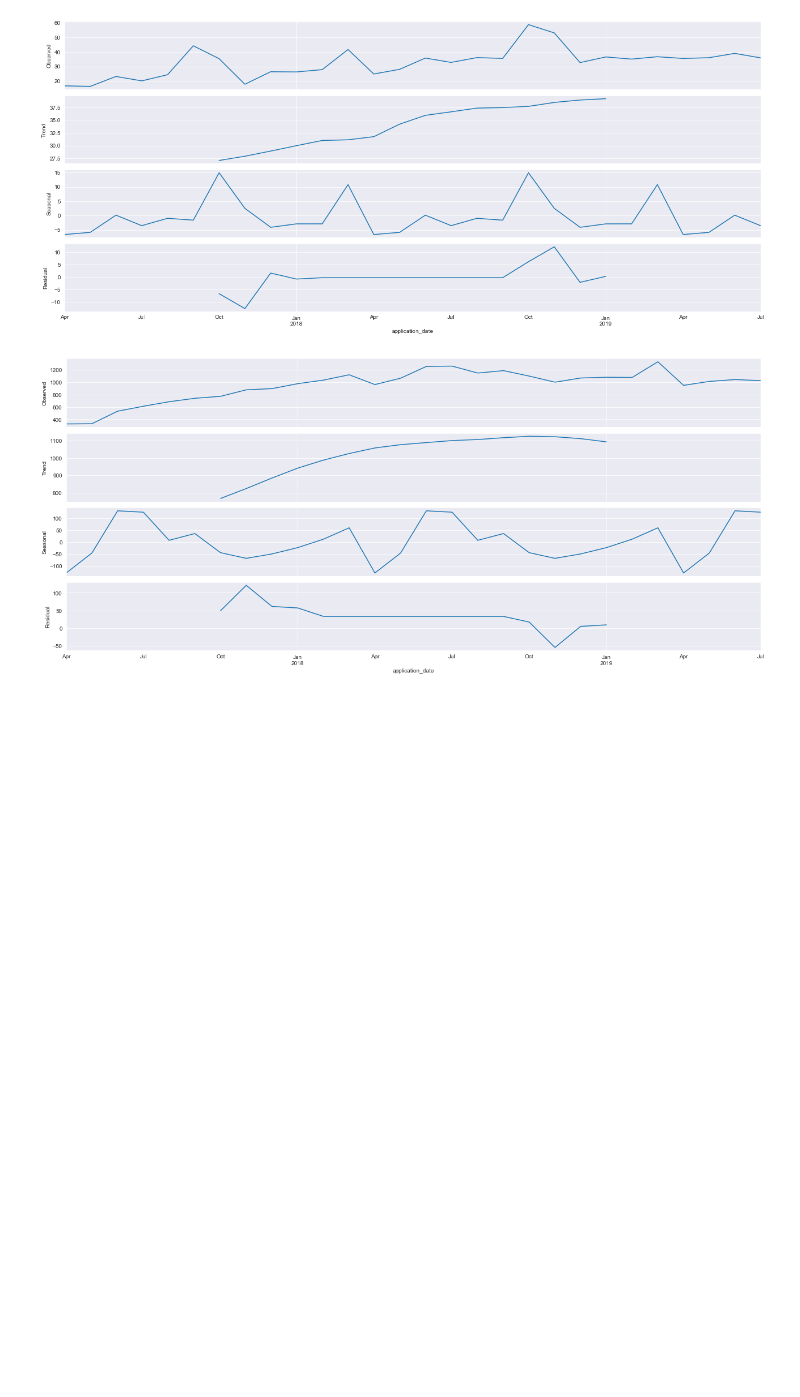
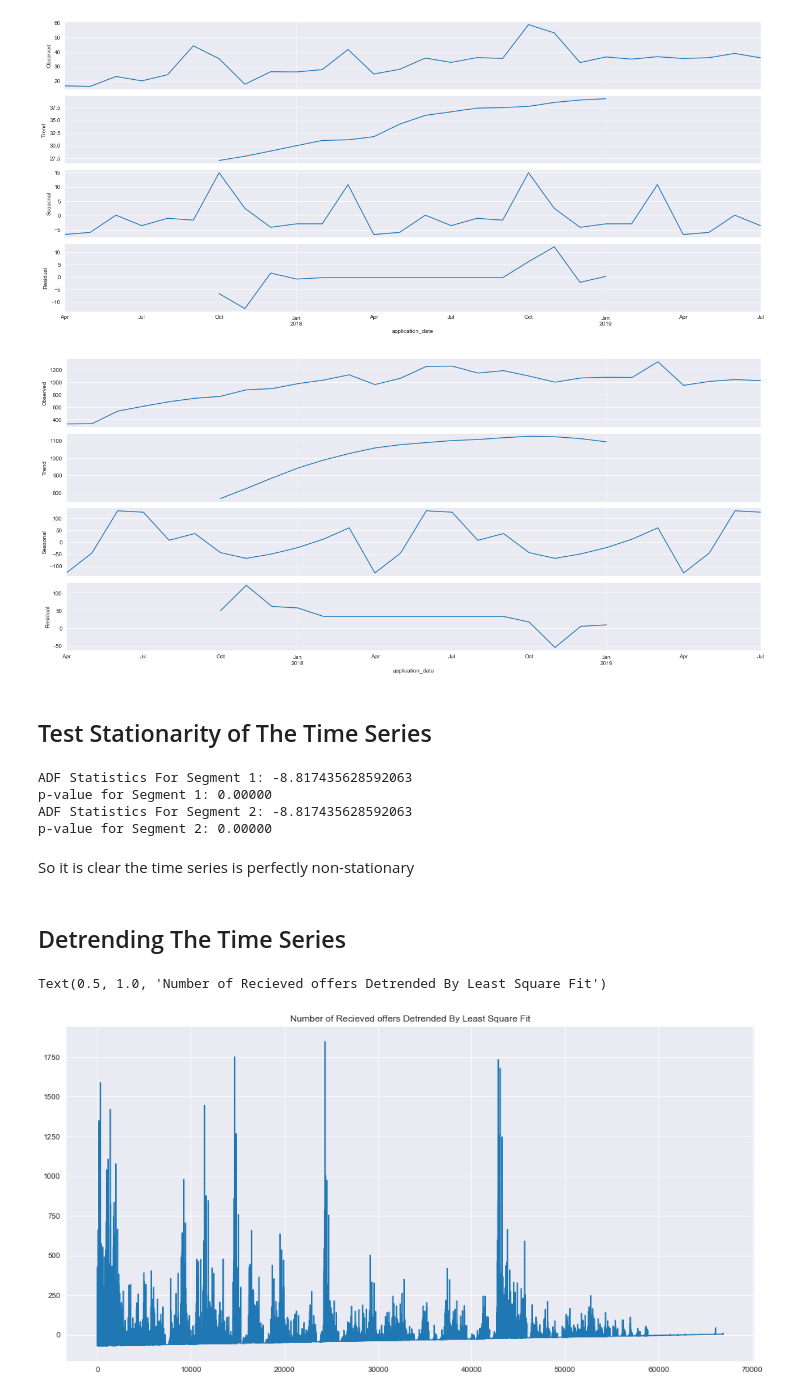
Before and after one commit to DebuRock/LTFS-Data-Science-FinHack, a Jupyter notebook: Time Series Analysis.ipynb, the cells around one changed output. Saved outputs shown, nothing was run; the diff lists cells and outputs as text; code cells hidden in the pictures; blank space fills up the shorter version.

```diff
--- a/Time Series Analysis.ipynb
+++ b/Time Series Analysis.ipynb
@@ -62,3 +65,31 @@ plt.show()
 # %% [output]
 [figure]
 [figure]
+# %% [markdown]
+## Test Stationarity of The Time Series
+# %%
+stationarity_stat_segment1 = stattools.adfuller(train_segment1['case_count'], autolag='AIC')
+stationarity_stat_segment2 = stattools.adfuller(train_segment1['case_count'], autolag='AIC')
+
+print('ADF Statistics For Segment 1:', stationarity_stat_segment1[0])
+print('p-value for Segment 1: %.5f' % stationarity_stat_segment1[1])
+
+print('ADF Statistics For Segment 2:', stationarity_stat_segment2[0])
+print('p-value for Segment 2: %.5f' % stationarity_stat_segment2[1])
+# %% [output]
+ADF Statistics For Segment 1: -8.817435628592063
+p-value for Segment 1: 0.00000
+ADF Statistics For Segment 2: -8.817435628592063
+p-value for Segment 2: 0.00000
+# %% [markdown]
+So it is clear the time series is perfectly non-stationary
+# %% [markdown]
+## Detrending The Time Series
+# %%
+detrendedBylsf_segment1 = signal.detrend(train_segment1['case_count'])
+plt.figure(figsize=(16,8))
+plt.plot(detrendedBylsf_segment1)
+plt.title('Number of Recieved offers In Segment 1 Detrended By Least Square Fit')
+# %% [output]
+Text(0.5, 1.0, 'Number of Recieved offers Detrended By Least Square Fit')
+[figure, added]
```
Also changed, not shown: parts of 13 cells of this notebook, 1 other file.
